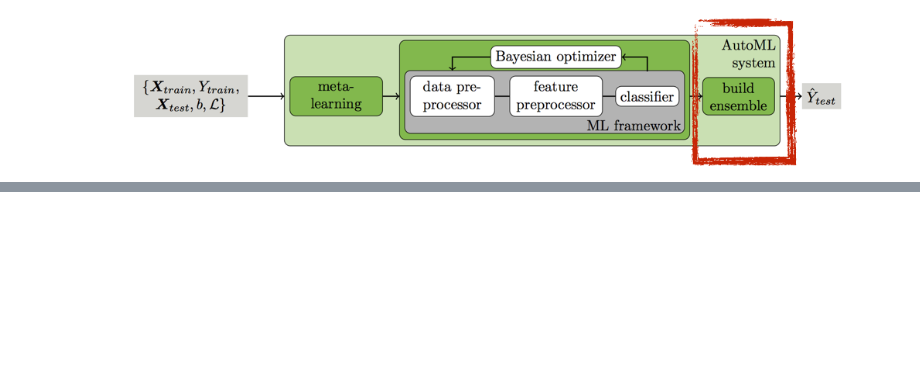
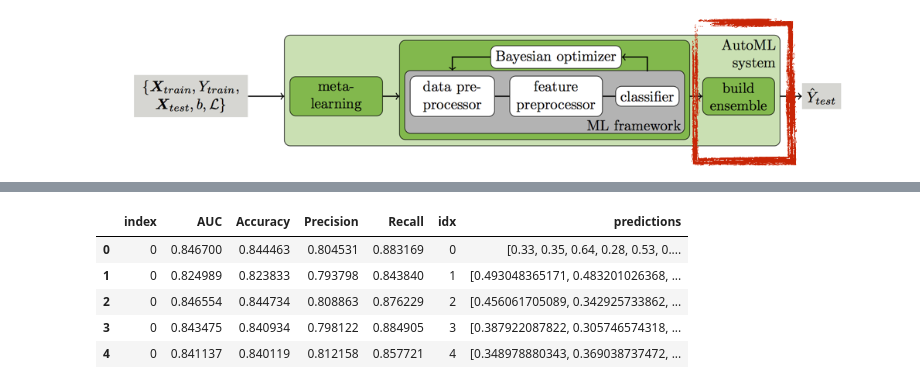
Before and after one commit to dlift/atml, a Jupyter notebook: automl.ipynb, the cells around one changed output, grey strips where cells are left out. Saved outputs shown, nothing was run; the diff lists cells and outputs as text; code cells hidden in the pictures; blank space fills up the shorter version.

```diff
--- a/automl.ipynb
+++ b/automl.ipynb
@@ -534,0 +483,35 @@ def _fast(self, predictions, labels):
+# %%
+def _get_perf(configuation, idx):
+    from autosklearn.pipeline.classification import SimpleClassificationPipeline
+    auto = SimpleClassificationPipeline()
+    auto.set_hyperparameters(meta_optimizer.metalearning_suggest_all()[idx])
+    auto.fit(x_train, y_train)
+
+    from sklearn.metrics import roc_auc_score, accuracy_score, precision_score, recall_score
+    ret_perf = pd.DataFrame([{
+        "idx"      : idx,
+        "AUC"      : roc_auc_score(y_test, auto.predict(x_test)),
+        "Accuracy" : accuracy_score(y_test, auto.predict(x_test)),
+        "Precision": precision_score(y_test, auto.predict(x_test)),
+        "Recall"   : recall_score(y_test, auto.predict(x_test)),
+        "predictions" : auto.predict_proba(x_test)[:, 1]
+    }])
+    return ret_perf
+
+ret_perfs = []
+alternatives = meta_optimizer.metalearning_suggest_all()
+cnt = 0
+from tqdm import tqdm
+for i in tqdm(alternatives):
+    ret_perfs.append(_get_perf(i, cnt))
+    cnt = cnt + 1
+
+ret_perfs = pd.concat(ret_perfs).reset_index()
+ret_perfs.head(5)
+# %% [output]
+|  | index | AUC | Accuracy | Precision | Recall | idx | predictions |
+| 0 | 0 | 0.846700 | 0.844463 | 0.804531 | 0.883169 | 0 | [0.33, 0.35, 0.64, 0.28, 0.53, 0.... |
+| 1 | 0 | 0.824989 | 0.823833 | 0.793798 | 0.843840 | 1 | [0.493048365171, 0.483201026368, ... |
+| 2 | 0 | 0.846554 | 0.844734 | 0.808863 | 0.876229 | 2 | [0.456061705089, 0.342925733862, ... |
+| 3 | 0 | 0.843475 | 0.840934 | 0.798122 | 0.884905 | 3 | [0.387922087822, 0.305746574318, ... |
+| 4 | 0 | 0.841137 | 0.840119 | 0.812158 | 0.857721 | 4 | [0.348978880343, 0.369038737472, ... |
```
Also changed, not shown: parts of 25 cells of this notebook.
